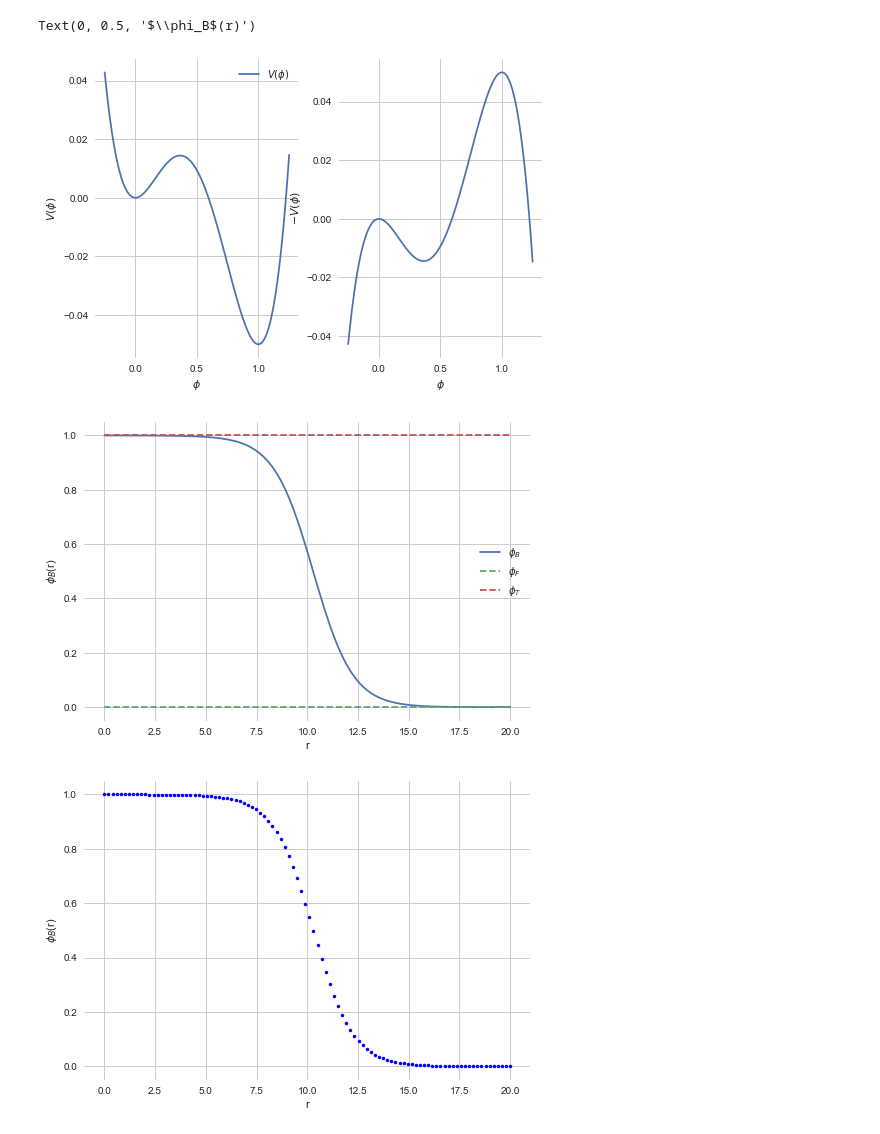
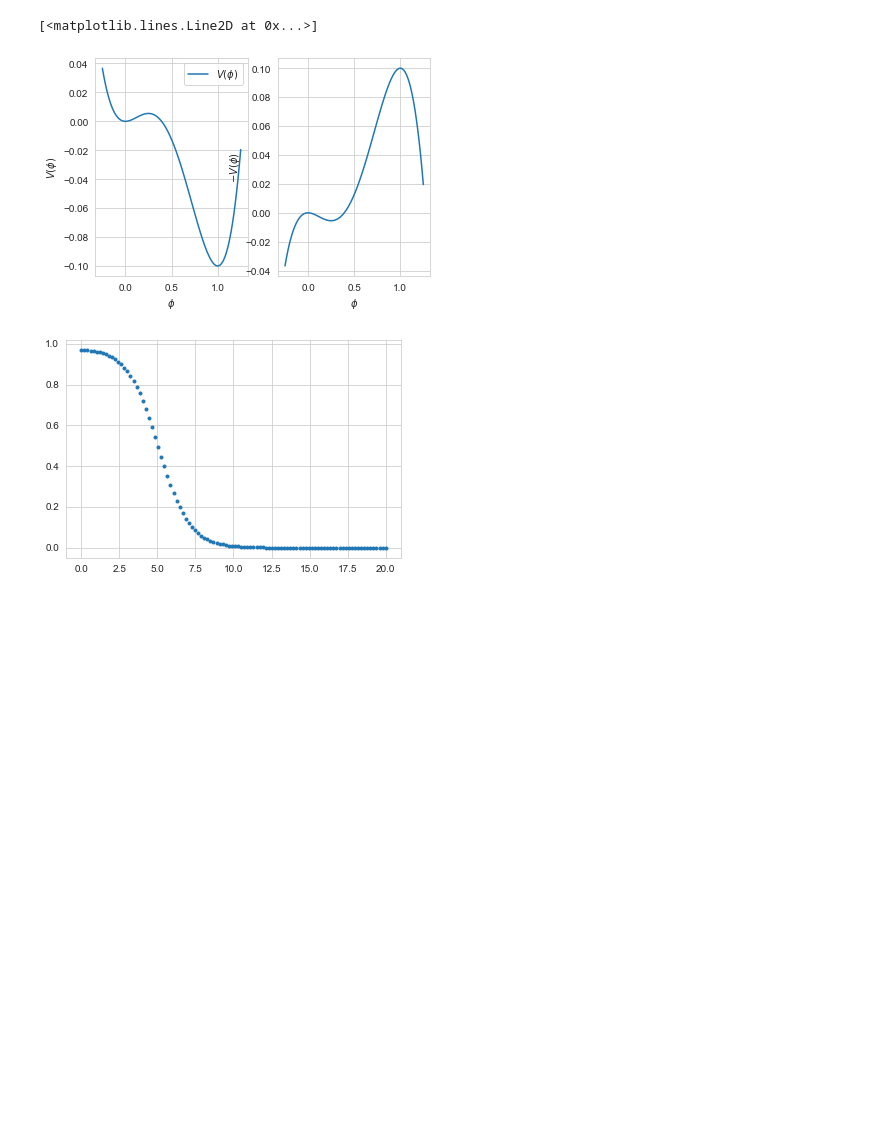
Before and after one commit to magdavdv/project, a Jupyter notebook: Bounce.ipynb, the cells around one changed output. Saved outputs shown, nothing was run; the diff lists cells and outputs as text; code cells hidden in the pictures; blank space fills up the shorter version.

```diff
--- a/Bounce.ipynb
+++ b/Bounce.ipynb
@@ -393,7 +554,7 @@ count:  39 , Value of last point in numerical:  -174.25544246094526 , False vacu
 
 # LÄGG TILL FOR-LOOP MED ALPHA
 # require 0.5 < alpha < 0.75
-alpha = 0.55
+alpha = 0.6
 
 a = (-4*alpha + 3)/2
 b = 1
@@ -409,12 +570,32 @@ makePlotsPotential(chi_span, potential, phiTrueVacuumS, phiFalseVacuumS, potTrue
 r = np.linspace(0.00001, 20, 100)
 
 # Use the shooting method to find the bounce solution
-phi_Bnum, dPhiB_num = shooting(r, phiTrueVacuumS, phiFalseVacuumS, undershoot = 0.15, tol = 1e-3)
-plotBounce(phi_Bnum, r, phiTrueVacuumS, phiFalseVacuumS)
+phi_BnumLong, dPhiB_num, phi_B, radius, R = shootingCont(r, phiTrueVacuumS, phiFalseVacuumS, undershoot = 0.15, tol = 1e-3)
+
+potentialBounce, phiTrueVacuumB, phiFalseVacuumB, potTrueVacuumB, potFalseVacuumB= V(phi_B)
+integrand = R**3*(0.5*dPhiB_num**2 + potentialBounce)
+integral = np.trapz(integrand, R)
+
+# 3-d sphere surface area
+S = integral*2*np.pi**2
+print('Action: ', S)
+
+Salpha = np.pi**2/(96*(alpha - 0.5)**3)
+print('ThinWall: ', Salpha)
+
 plt.figure()
-plt.plot(r, phi_Bnum, 'b.')
-plt.xlabel('r')
-plt.ylabel('$\phi_B$(r)')
+plt.plot(r, phi_BnumLong, '.')
+# plotBounce(phi_Bnum, r, phiTrueVacuumS, phiFalseVacuumS)
+# plt.figure()
+# plt.plot(r, phi_Bnum, 'b.')
+# plt.xlabel('r')
+# plt.ylabel('$\phi_B$(r)')
+
+# potentialBounce, phiTrueVacuumB, phiFalseVacuumB, potTrueVacuumB, potFalseVacuumB= V(phiB_num)
+# integrand = r**2*(0.5*dPhiB_num**2 + potentialBounce)
+# integral = np.trapz(integrand)
+# S = integral*4*np.pi
+# print(S)
 # %% [output]
 phi_T =  1 phi_F =  0
 The solver successfully reached the end of the integration interval.
@@ -436,4 +617,3 @@ count:  21 , Value of last point in numerical:  0.0008000988595801915 , False va
-Text(0, 0.5, '$\\phi_B$(r)')
+[<matplotlib.lines.Line2D at 0x...>]
-[figure, old version]
+[figure, new version]
-[figure, old version]
+[figure, new version]
-[figure, removed]
```
Also changed, not shown: parts of 7 cells of this notebook, 9 other files.
